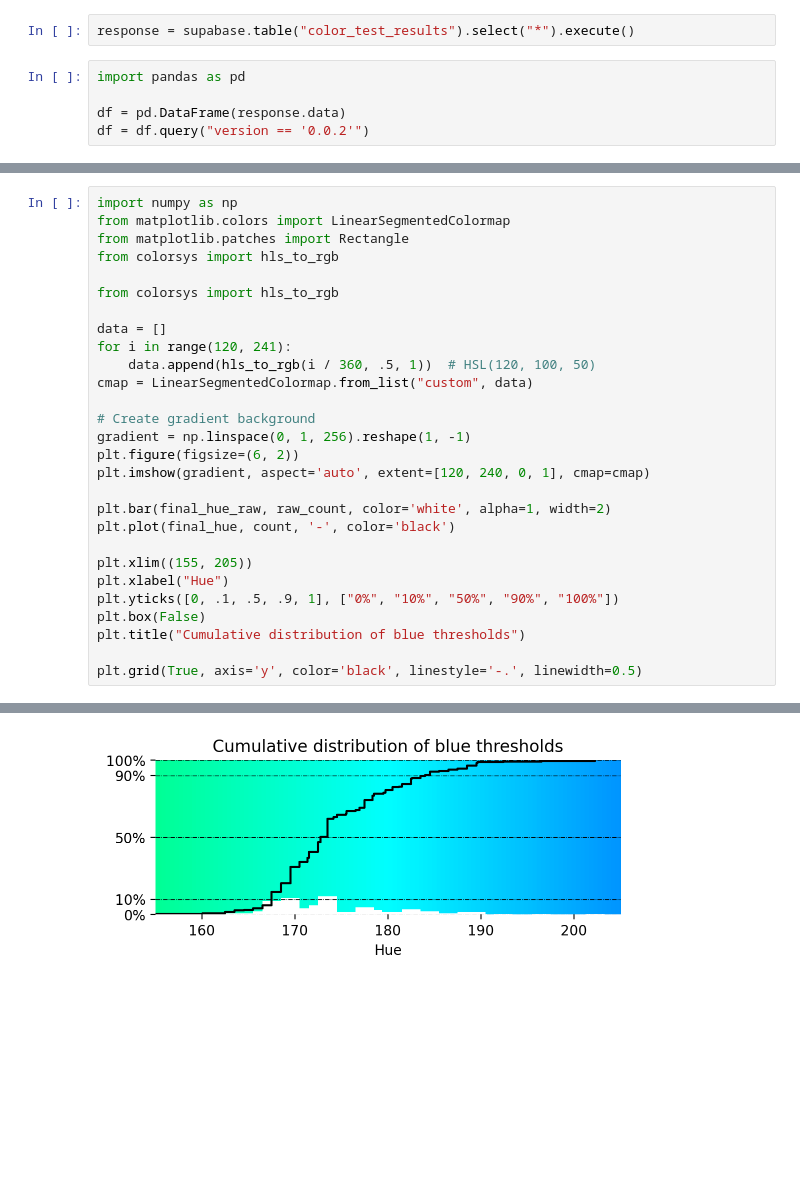
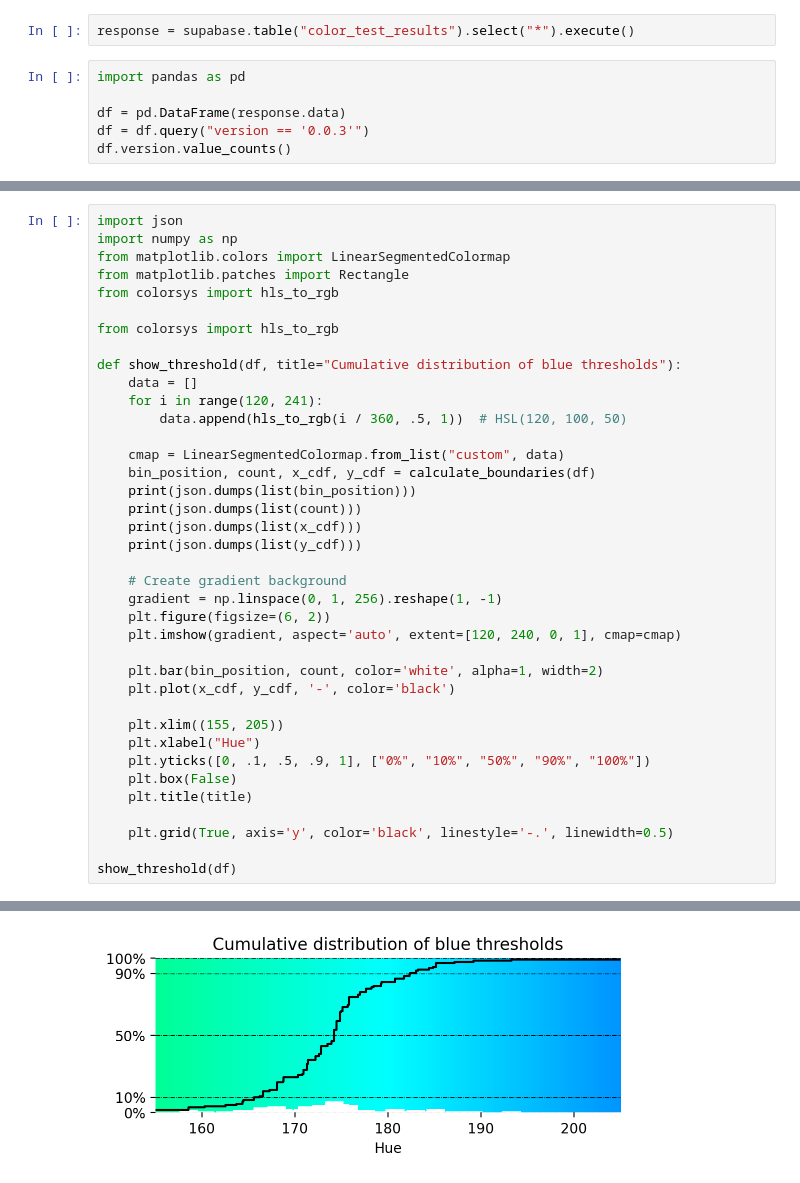
Before and after one commit to patrickmineault/ismyblue, a Jupyter notebook: analysis/Analyze_results.ipynb, the cells around one changed output, grey strips where cells are left out. Drawn from its saved outputs; the diff is of its cells as text; blank space fills up the shorter version.

Commit message:
Implement final plot

```diff
--- a/analysis/Analyze_results.ipynb
+++ b/analysis/Analyze_results.ipynb
@@ -17,4 +17,5 @@ response = supabase.table("color_test_results").select("*").execute()
 import pandas as pd
 
 df = pd.DataFrame(response.data)
-df = df.query("version == '0.0.2'")
+df = df.query("version == '0.0.3'")
+df.version.value_counts()
@@ -64,4 +49,5 @@ count, final_hue
 # %%
+import json
 import numpy as np
 from matplotlib.colors import LinearSegmentedColormap
 from matplotlib.patches import Rectangle
@@ -69,24 +55,33 @@ from colorsys import hls_to_rgb
 
 from colorsys import hls_to_rgb
 
-data = []
-for i in range(120, 241):
-    data.append(hls_to_rgb(i / 360, .5, 1))  # HSL(120, 100, 50)
-cmap = LinearSegmentedColormap.from_list("custom", data)
+def show_threshold(df, title="Cumulative distribution of blue thresholds"):
+    data = []
+    for i in range(120, 241):
+        data.append(hls_to_rgb(i / 360, .5, 1))  # HSL(120, 100, 50)
 
-# Create gradient background
-gradient = np.linspace(0, 1, 256).reshape(1, -1)
-plt.figure(figsize=(6, 2))
-plt.imshow(gradient, aspect='auto', extent=[120, 240, 0, 1], cmap=cmap)
+    cmap = LinearSegmentedColormap.from_list("custom", data)
+    bin_position, count, x_cdf, y_cdf = calculate_boundaries(df)
+    print(json.dumps(list(bin_position)))
+    print(json.dumps(list(count)))
+    print(json.dumps(list(x_cdf)))
+    print(json.dumps(list(y_cdf)))
 
-plt.bar(final_hue_raw, raw_count, color='white', alpha=1, width=2)
-plt.plot(final_hue, count, '-', color='black')
+    # Create gradient background
+    gradient = np.linspace(0, 1, 256).reshape(1, -1)
+    plt.figure(figsize=(6, 2))
+    plt.imshow(gradient, aspect='auto', extent=[120, 240, 0, 1], cmap=cmap)
 
-plt.xlim((155, 205))
-plt.xlabel("Hue")
-plt.yticks([0, .1, .5, .9, 1], ["0%", "10%", "50%", "90%", "100%"])
-plt.box(False)
-plt.title("Cumulative distribution of blue thresholds")
+    plt.bar(bin_position, count, color='white', alpha=1, width=2)
+    plt.plot(x_cdf, y_cdf, '-', color='black')
 
-plt.grid(True, axis='y', color='black', linestyle='-.', linewidth=0.5)
+    plt.xlim((155, 205))
+    plt.xlabel("Hue")
+    plt.yticks([0, .1, .5, .9, 1], ["0%", "10%", "50%", "90%", "100%"])
+    plt.box(False)
+    plt.title(title)
+
+    plt.grid(True, axis='y', color='black', linestyle='-.', linewidth=0.5)
+
+show_threshold(df)
 # %% [output]
@@ -93 +92 @@ plt.grid(True, axis='y', color='black', linestyle='-.', linewidth=0.5)
-[figure, old version]
+[figure, new version]
```
Also changed, not shown: parts of 6 cells of this notebook, 16 other files.
